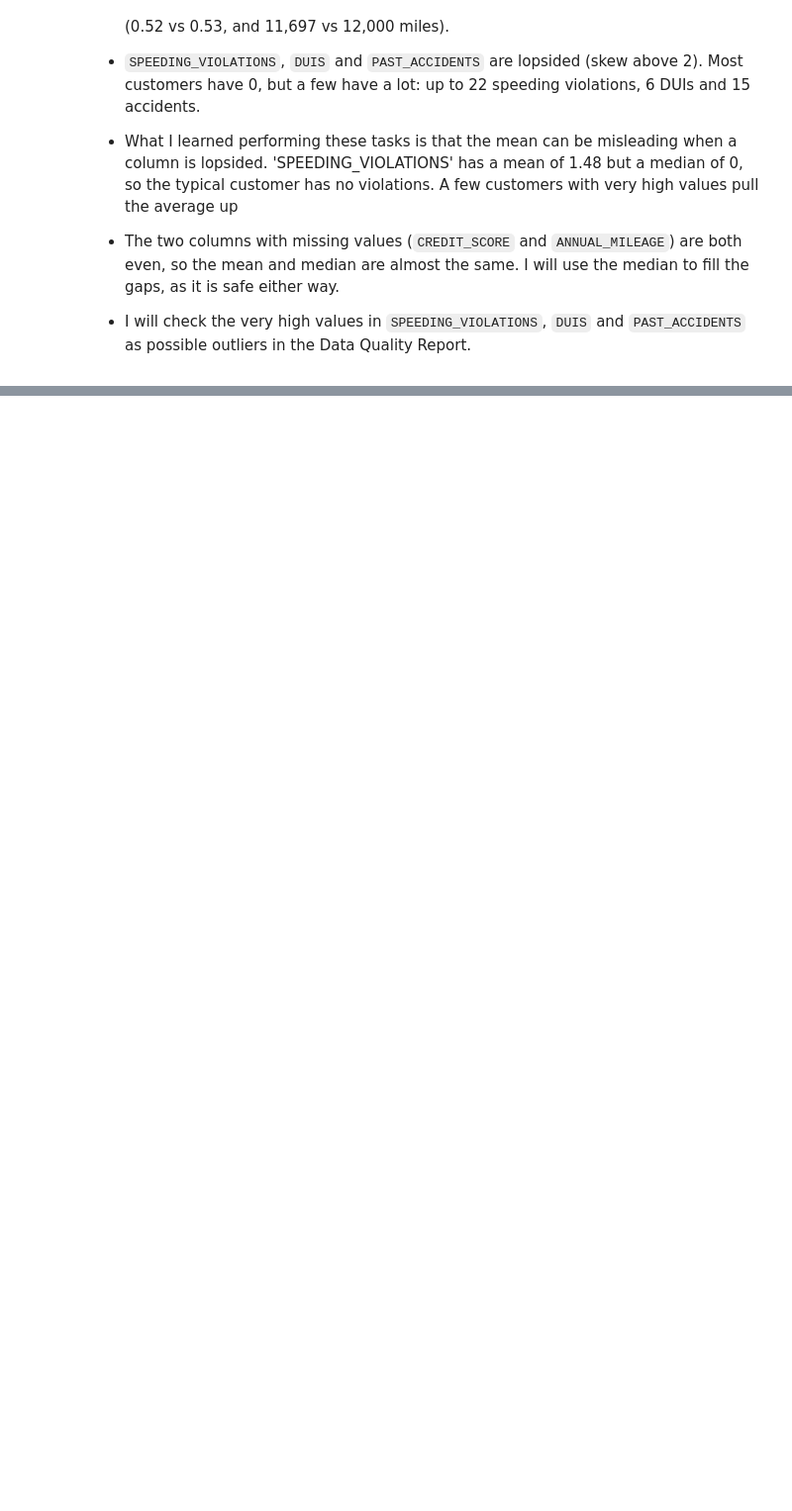
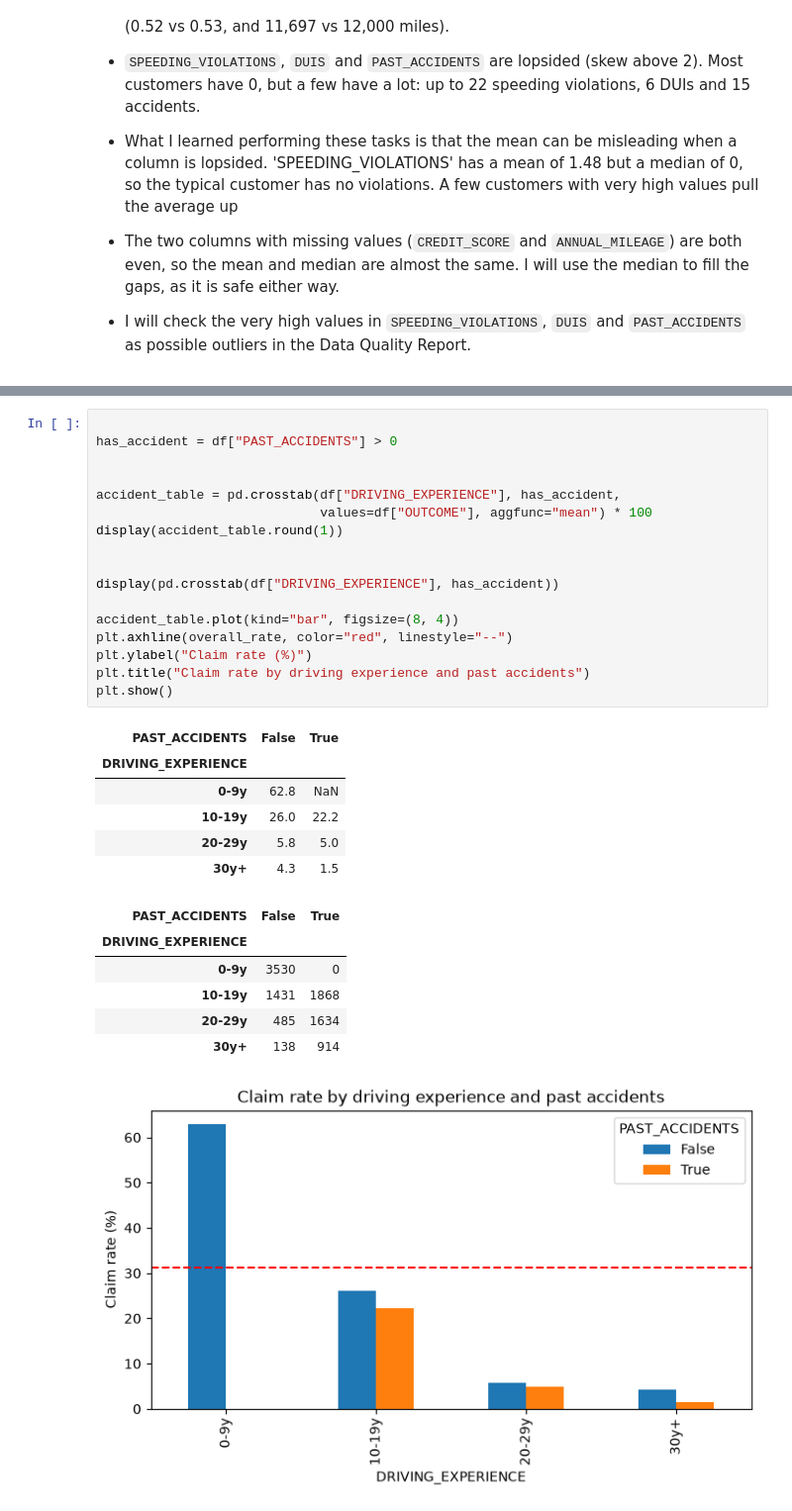
Before and after one commit to EronBaftjari/CA2_DataAnalytics, a Jupyter notebook: notebooks/T00270078_Baftjari_CA2_Notebook.ipynb, the cells around one changed output, grey strips where cells are left out. Shown at 99% size. Cells and saved outputs as stored; diff of their text form; blank space fills up the shorter version.

```diff
--- a/notebooks/T00270078_Baftjari_CA2_Notebook.ipynb
+++ b/notebooks/T00270078_Baftjari_CA2_Notebook.ipynb
@@ -405,0 +452,31 @@ dtype: float64
+# %%
+
+has_accident = df["PAST_ACCIDENTS"] > 0
+
+
+accident_table = pd.crosstab(df["DRIVING_EXPERIENCE"], has_accident,
+                             values=df["OUTCOME"], aggfunc="mean") * 100
+display(accident_table.round(1))
+
+
+display(pd.crosstab(df["DRIVING_EXPERIENCE"], has_accident))
+
+accident_table.plot(kind="bar", figsize=(8, 4))
+plt.axhline(overall_rate, color="red", linestyle="--")
+plt.ylabel("Claim rate (%)")
+plt.title("Claim rate by driving experience and past accidents")
+plt.show()
+# %% [output]
+| PAST_ACCIDENTS | False | True |
+| DRIVING_EXPERIENCE |  |  |
+| 0-9y | 62.8 | NaN |
+| 10-19y | 26.0 | 22.2 |
+| 20-29y | 5.8 | 5.0 |
+| 30y+ | 4.3 | 1.5 |
+| PAST_ACCIDENTS | False | True |
+| DRIVING_EXPERIENCE |  |  |
+| 0-9y | 3530 | 0 |
+| 10-19y | 1431 | 1868 |
+| 20-29y | 485 | 1634 |
+| 30y+ | 138 | 914 |
+[figure, added]
```
Also changed, not shown: parts of 7 cells of this notebook, 1 other file.
